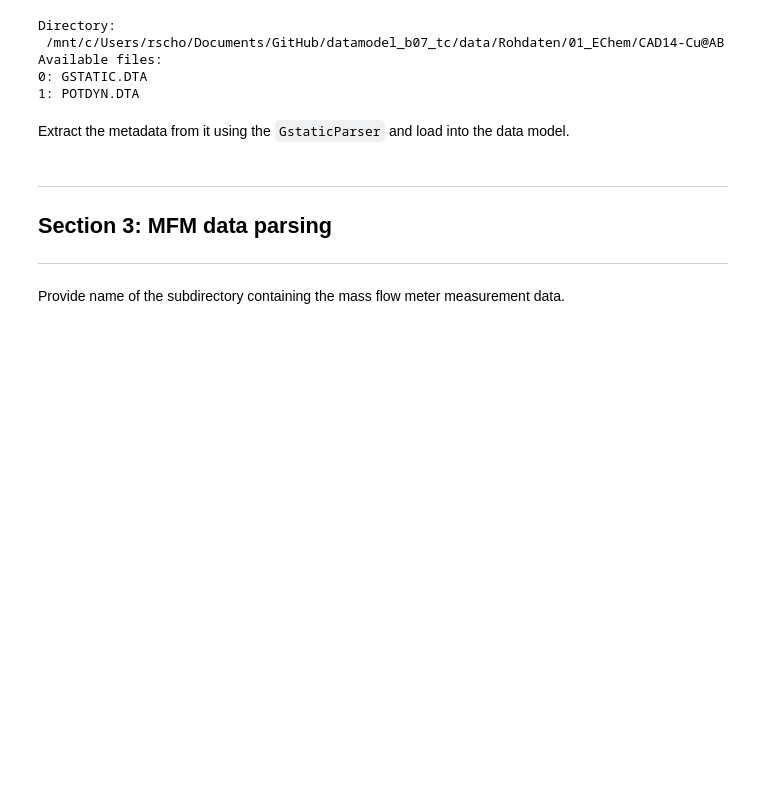
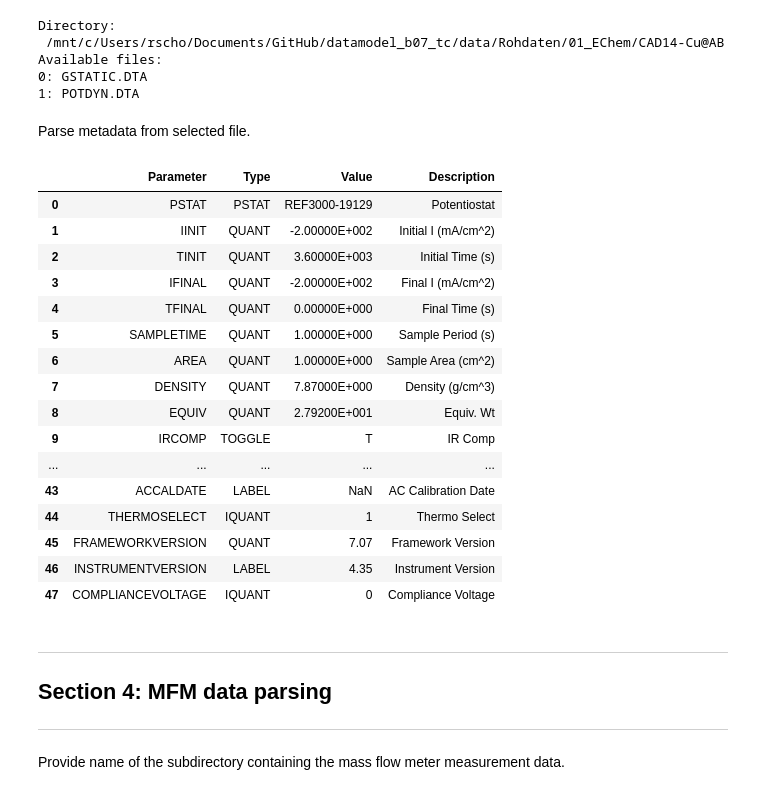
Before and after one commit to FAIRChemistry/FAIRFlow, a Jupyter notebook: 2.1_Experimental_parsing.ipynb, the cells around one changed output. Cells and saved outputs as stored; diff of their text form; code cells hidden in the pictures; blank space fills up the shorter version.

```diff
--- a/2.1_Experimental_parsing.ipynb
+++ b/2.1_Experimental_parsing.ipynb
@@ -159,5 +168,5 @@ Available subdirectories:
 # %%
-raw_data_subdirectories = librarian.enumerate_subdirectories(directory=data_subdirectories[3])
+raw_data_subdirectories = librarian.enumerate_subdirectories(directory=data_subdirectories[4])
 # %% [output]
 Parent directory:
  /mnt/c/Users/rscho/Documents/GitHub/datamodel_b07_tc/data/Rohdaten
@@ -191,14 +218,32 @@ Directory:
 Available files:
 0: GSTATIC.DTA
 1: POTDYN.DTA
-# %% [markdown]
-Extract the metadata from it using the ``GstaticParser`` and load into the data model.
+# %% [markdown]
+Parse metadata from selected file.
 # %%
 potentiostatic_metadata_df, potentiostatic_measurement = Measurement.from_parser(parser=gstatic_parser, metadata_path=potentiostatic_raw_data_files[0])
-# potentiostatic_metadata_df
+potentiostatic_metadata_df
+# %% [output]
+|  | Parameter | Type | Value | Description |
+| 0 | PSTAT | PSTAT | REF3000-19129 | Potentiostat |
+| 1 | IINIT | QUANT | -2.00000E+002 | Initial I (mA/cm^2) |
+| 2 | TINIT | QUANT | 3.60000E+003 | Initial Time (s) |
+| 3 | IFINAL | QUANT | -2.00000E+002 | Final I (mA/cm^2) |
+| 4 | TFINAL | QUANT | 0.00000E+000 | Final Time (s) |
+| 5 | SAMPLETIME | QUANT | 1.00000E+000 | Sample Period (s) |
+| 6 | AREA | QUANT | 1.00000E+000 | Sample Area (cm^2) |
+| 7 | DENSITY | QUANT | 7.87000E+000 | Density (g/cm^3) |
+| 8 | EQUIV | QUANT | 2.79200E+001 | Equiv. Wt |
+| 9 | IRCOMP | TOGGLE | T | IR Comp |
+| ... | ... | ... | ... | ... |
+| 43 | ACCALDATE | LABEL | NaN | AC Calibration Date |
+| 44 | THERMOSELECT | IQUANT | 1 | Thermo Select |
+| 45 | FRAMEWORKVERSION | QUANT | 7.07 | Framework Version |
+| 46 | INSTRUMENTVERSION | LABEL | 4.35 | Instrument Version |
+| 47 | COMPLIANCEVOLTAGE | IQUANT | 0 | Compliance Voltage |
 # %% [markdown]
 ---
-## Section 3: MFM data parsing
+## Section 4: MFM data parsing
 ---
 # %% [markdown]
 Provide name of the subdirectory containing the mass flow meter measurement data.
```
Also changed, not shown: parts of 26 cells of this notebook, 16 other files.
